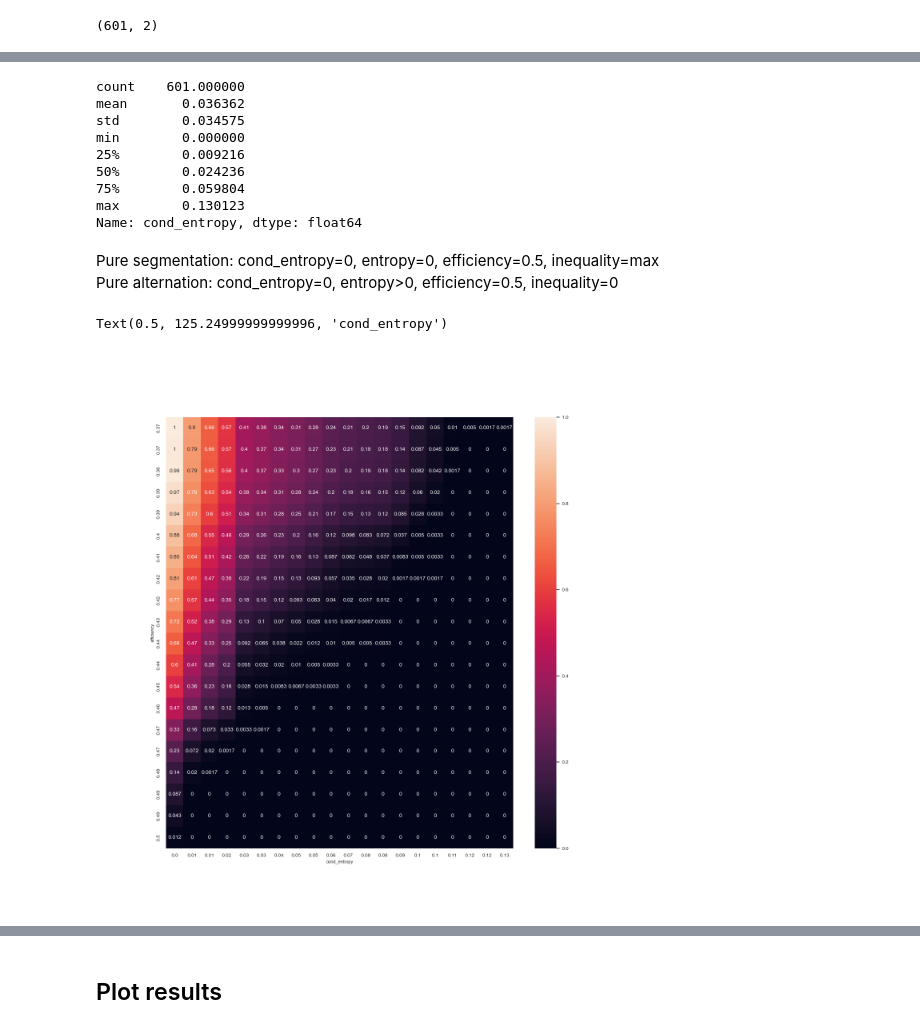
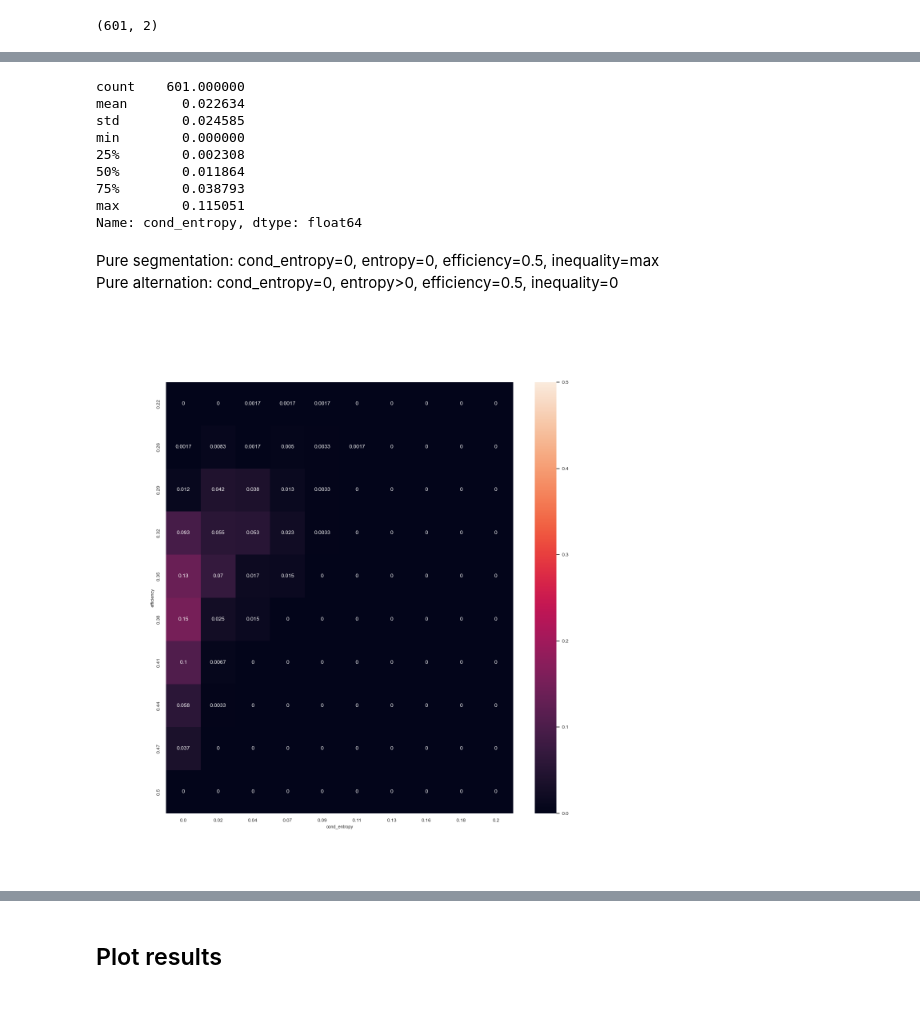
Before and after one commit to calvar/el_farol_agents, a Jupyter notebook: markov_fplay/TSNE.ipynb, the cells around one changed output, grey strips where cells are left out. Cells and saved outputs as stored; diff of their text form; code cells hidden in the pictures.

Commit message:
Added simulation code with reduced matrix

```diff
--- a/markov_fplay/TSNE.ipynb
+++ b/markov_fplay/TSNE.ipynb
@@ -18,7 +18,11 @@ N = 4
+# %%
+ifile = "params/N6/simulation_params_N6C0.01.dat"
+plot_folder = "plots/"
+plot_subfolder1 = "data_distribution/N6/"
 # %% [markdown]
 ## Load data
 # %%
-df = pd.read_table("params/N4/simulation_params_N4C0.5.dat", sep="\s+", header=None, names=['efficiency','inequality','n_efficiency','n_inequality','entropy','cond_entropy','frequency','info_per_agent','int_entropy','ineq_slope','emax_perc'])
+df = pd.read_table(ifile, sep="\s+", header=None, names=['efficiency','inequality','n_efficiency','n_inequality','entropy','cond_entropy','frequency','info_per_agent','int_entropy','ineq_slope','emax_perc'])
 df
 # %% [output]
 |  | efficiency | inequality | n_efficiency | n_inequality | entropy | cond_entropy | frequency | info_per_agent | ... |
@@ -133,31 +117,37 @@ df_tsne_res[(df_tsne_res['tsne_1']>-100) & (df_tsne_res['tsne_1']<100) & (df_tsn
 df_tsne_res['cond_entropy'].describe()
 # %% [output]
 count    601.000000
-mean       0.036362
-std        0.034575
+mean       0.022634
+std        0.024585
 min        0.000000
-25%        0.009216
-50%        0.024236
-75%        0.059804
-max        0.130123
+25%        0.002308
+50%        0.011864
+75%        0.038793
+max        0.115051
 Name: cond_entropy, dtype: float64
 # %% [markdown]
 Pure segmentation: cond_entropy=0, entropy=0, efficiency=0.5, inequality=max\
 Pure alternation: cond_entropy=0, entropy>0, efficiency=0.5, inequality=0
 # %%
-nbins = 20
-x = np.linspace(df_tsne_res['efficiency'].min(),df_tsne_res['efficiency'].max(),nbins)
-y = np.linspace(df_tsne_res['cond_entropy'].min(),df_tsne_res['cond_entropy'].max(),nbins)
+nbins = 10
+xinf = df_tsne_res['efficiency'].min()
+xsup = 0.5 #df_tsne_res['efficiency'].max()
+yinf = df_tsne_res['cond_entropy'].min()
+ysup = 0.2 #df_tsne_res['cond_entropy'].max()
+x = np.linspace(xinf,xsup,nbins)
+y = np.linspace(yinf,ysup,nbins)
 lefce = np.zeros((nbins,nbins))
-for i in range(nbins):
-    for j in range(nbins):
-        df_1 = df_tsne_res[(df_tsne_res['efficiency']>=x[i]) & (df_tsne_res['cond_entropy']>=y[j])]
+for i in range(nbins-1):
+    for j in range(nbins-1):
+        df_1 = df_tsne_res[(df_tsne_res['efficiency']>=x[i]) & (df_tsne_res['efficiency']<=x[i+1]) &
+                           (df_tsne_res['cond_entropy']>=y[j]) & (df_tsne_res['cond_entropy']<=y[j+1])]
         lefce[i,j] = df_1.shape[0]/df.shape[0]
 # %%
-ig0, ax = plt.subplots(figsize=(14,14))
-sns.heatmap(lefce, ax=ax, xticklabels=[str(round(i,2)) for i in y],yticklabels=[str(round(i,2)) for i in x], vmin=0,vmax=1,annot=lefce)
+fig0, ax = plt.subplots(figsize=(14,14))
+sns.heatmap(lefce, ax=ax, xticklabels=[str(round(i,2)) for i in y],yticklabels=[str(round(i,2)) for i in x], vmin=0,vmax=0.5,annot=lefce)
 ax.set_ylabel('efficiency',fontsize=8)
 ax.set_xlabel('cond_entropy',fontsize=8)
+fname = ifile[28:].rstrip('.dat')+'.png'
+plt.savefig(plot_folder+plot_subfolder1+'eff_centropy/eff_centropy_'+fname)
 # %% [output]
-Text(0.5, 125.24999999999996, 'cond_entropy')
-[figure, old version]
+[figure, new version]
```
Also changed, not shown: parts of 18 cells of this notebook, 12 other files.
